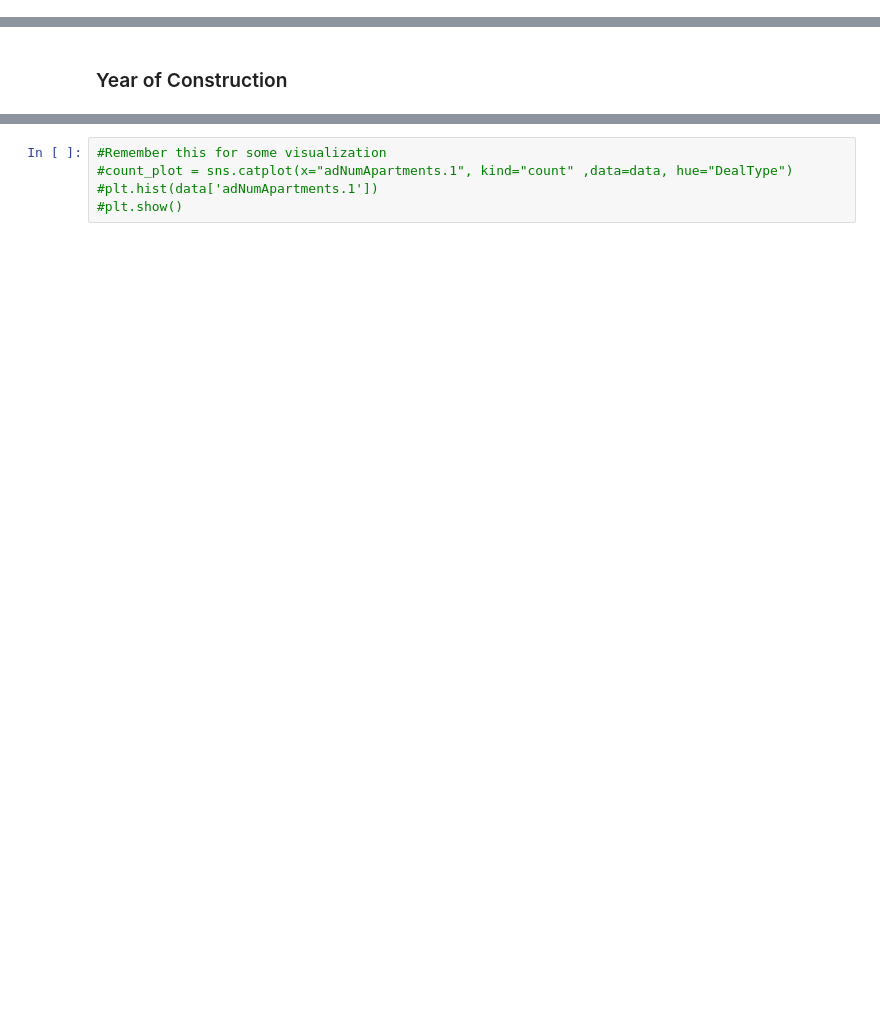
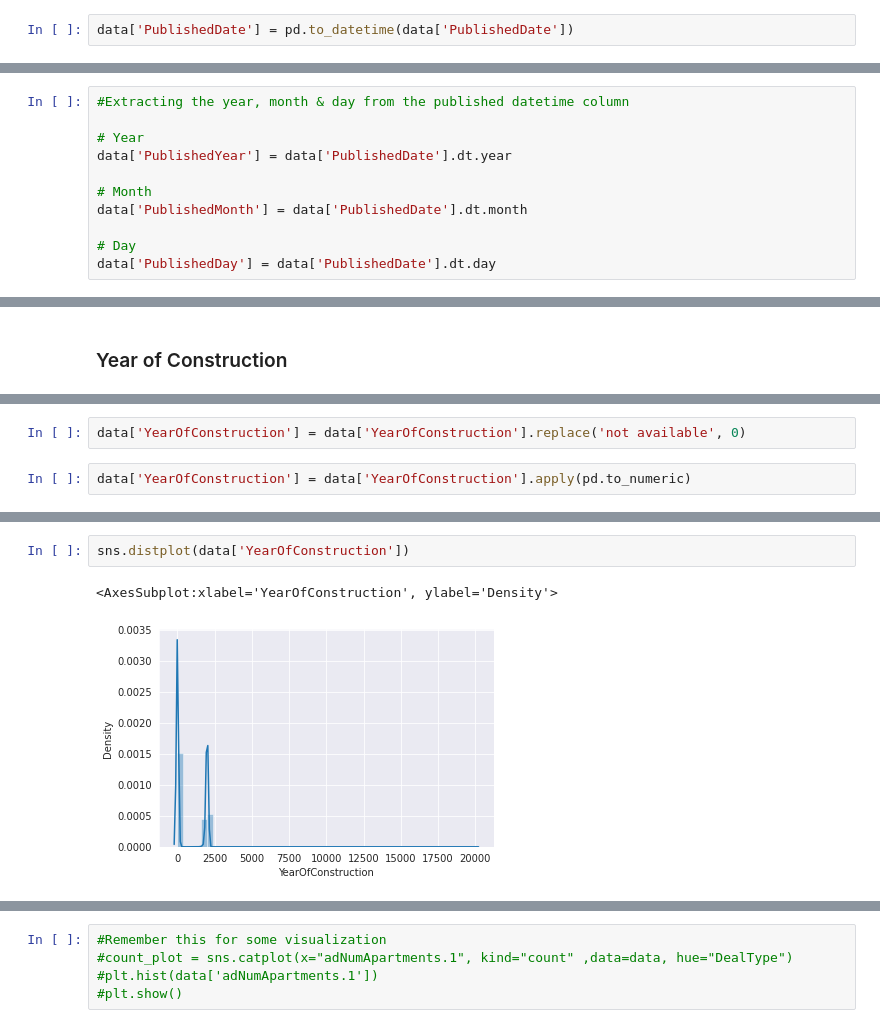
Before and after one commit to michaji/Housing_Project, a Jupyter notebook: Housing.ipynb, the cells around one changed output, grey strips where cells are left out. Cells and saved outputs as stored; diff of their text form; blank space fills up the shorter version.

```diff
--- a/Housing.ipynb
+++ b/Housing.ipynb
@@ -405,0 +567,2 @@ AvlDate.fillna("Others", inplace = True)
+# %%
+data['PublishedDate'] = pd.to_datetime(data['PublishedDate'])
@@ -406,3 +578,14 @@ AvlDate.fillna("Others", inplace = True)
+# %%
+#Extracting the year, month & day from the published datetime column
+
+# Year
+data['PublishedYear'] = data['PublishedDate'].dt.year
+
+# Month
+data['PublishedMonth'] = data['PublishedDate'].dt.month
+
+# Day
+data['PublishedDay'] = data['PublishedDate'].dt.day
 # %% [markdown]
 ## We Move to other columns again******
 # %%
@@ -568,0 +722,4 @@ Name: YearOfConstruction, Length: 483, dtype: int64
+# %%
+data['YearOfConstruction'] = data['YearOfConstruction'].replace('not available', 0)
+# %%
+data['YearOfConstruction'] = data['YearOfConstruction'].apply(pd.to_numeric)
@@ -568,0 +741,5 @@ Name: YearOfConstruction, Length: 483, dtype: int64
+# %%
+sns.distplot(data['YearOfConstruction'])
+# %% [output]
+<AxesSubplot:xlabel='YearOfConstruction', ylabel='Density'>
+[figure, added]
```
Also changed, not shown: parts of 127 cells of this notebook.
